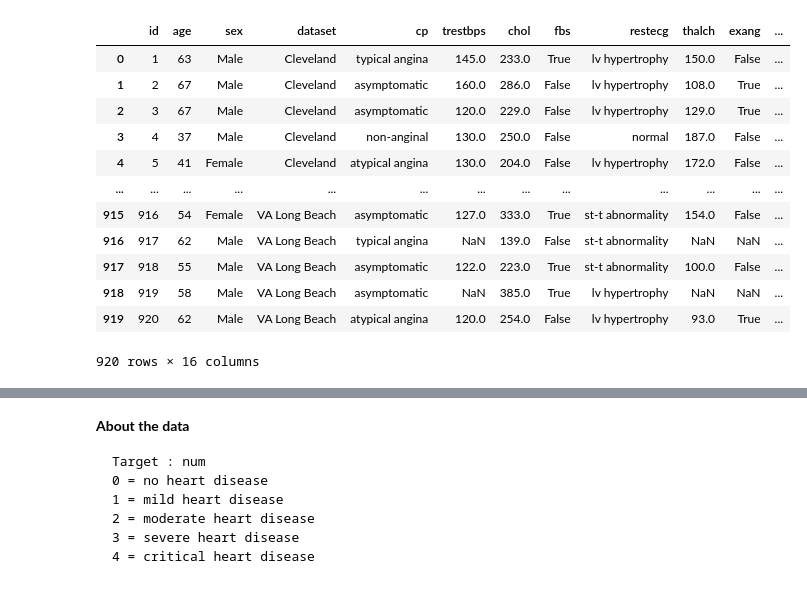
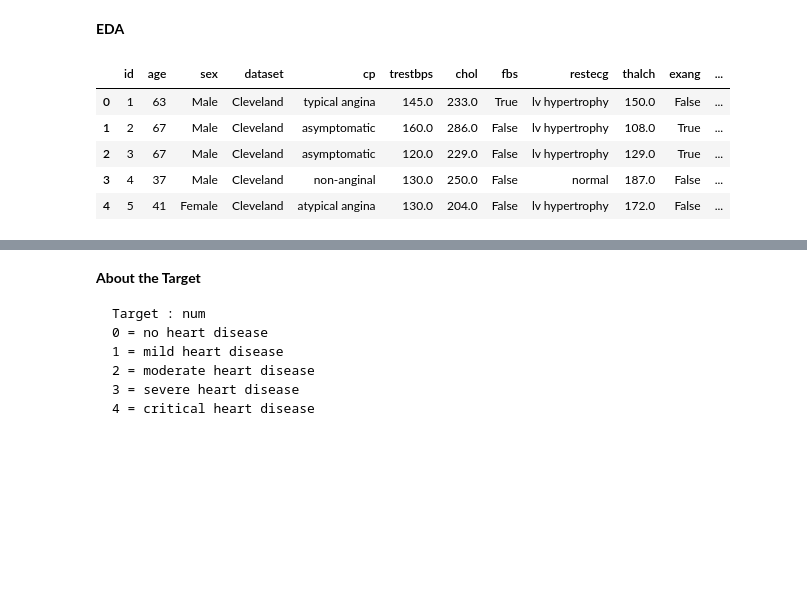
Before and after one commit to Shreejith-19/heart-disease-multimodel-analysis, a Jupyter notebook: index.ipynb, the cells around one changed output, grey strips where cells are left out. Cells and saved outputs as stored; diff of their text form; code cells hidden in the pictures; blank space fills up the shorter version.

```diff
--- a/index.ipynb
+++ b/index.ipynb
@@ -5,21 +6,16 @@ import matplotlib.pyplot as plt
 import tensorflow as tf
+# %% [markdown]
+**EDA**
 # %%
 df = pd.read_csv("data\heart_disease_uci.csv")
-df
+df.head(5)
 # %% [output]
 |  | id | age | sex | dataset | cp | trestbps | chol | fbs | restecg | thalch | exang | ... |
 | 0 | 1 | 63 | Male | Cleveland | typical angina | 145.0 | 233.0 | True | lv hypertrophy | 150.0 | False | ... |
 | 1 | 2 | 67 | Male | Cleveland | asymptomatic | 160.0 | 286.0 | False | lv hypertrophy | 108.0 | True | ... |
 | 2 | 3 | 67 | Male | Cleveland | asymptomatic | 120.0 | 229.0 | False | lv hypertrophy | 129.0 | True | ... |
 | 3 | 4 | 37 | Male | Cleveland | non-anginal | 130.0 | 250.0 | False | normal | 187.0 | False | ... |
 | 4 | 5 | 41 | Female | Cleveland | atypical angina | 130.0 | 204.0 | False | lv hypertrophy | 172.0 | False | ... |
-| ... | ... | ... | ... | ... | ... | ... | ... | ... | ... | ... | ... | ... |
-| 915 | 916 | 54 | Female | VA Long Beach | asymptomatic | 127.0 | 333.0 | True | st-t abnormality | 154.0 | False | ... |
-| 916 | 917 | 62 | Male | VA Long Beach | typical angina | NaN | 139.0 | False | st-t abnormality | NaN | NaN | ... |
-| 917 | 918 | 55 | Male | VA Long Beach | asymptomatic | 122.0 | 223.0 | True | st-t abnormality | 100.0 | False | ... |
-| 918 | 919 | 58 | Male | VA Long Beach | asymptomatic | NaN | 385.0 | True | lv hypertrophy | NaN | NaN | ... |
-| 919 | 920 | 62 | Male | VA Long Beach | atypical angina | 120.0 | 254.0 | False | lv hypertrophy | 93.0 | True | ... |
-920 rows × 16 columns
 # %%
 df.info()
 # %% [output]
@@ -41,7 +37,7 @@ Data columns (total 16 columns):
 dtypes: float64(5), int64(3), object(8)
 memory usage: 115.1+ KB
 # %% [markdown]
-**About the data**
+**About the Target**
 <pre>Target : num
 0 = no heart disease
 1 = mild heart disease
```
Also changed, not shown: parts of 21 cells of this notebook.
